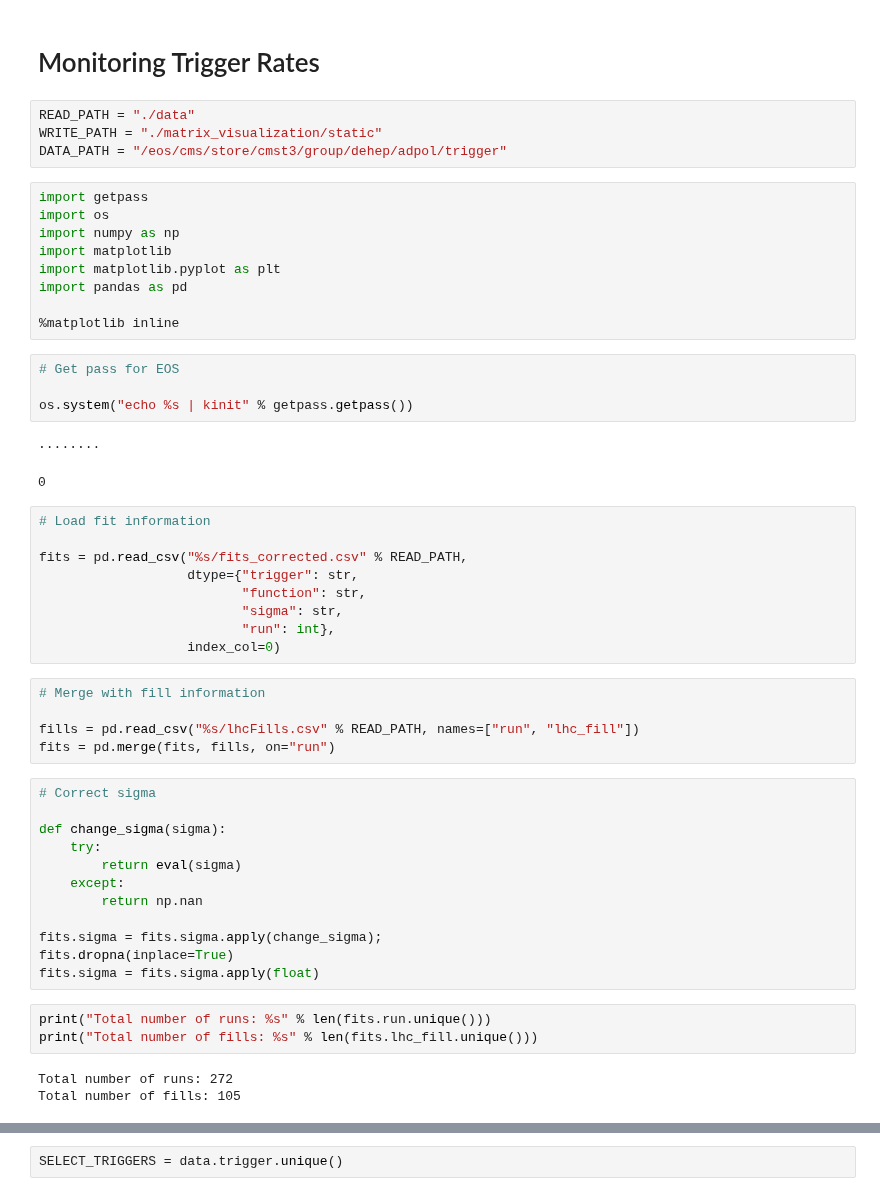
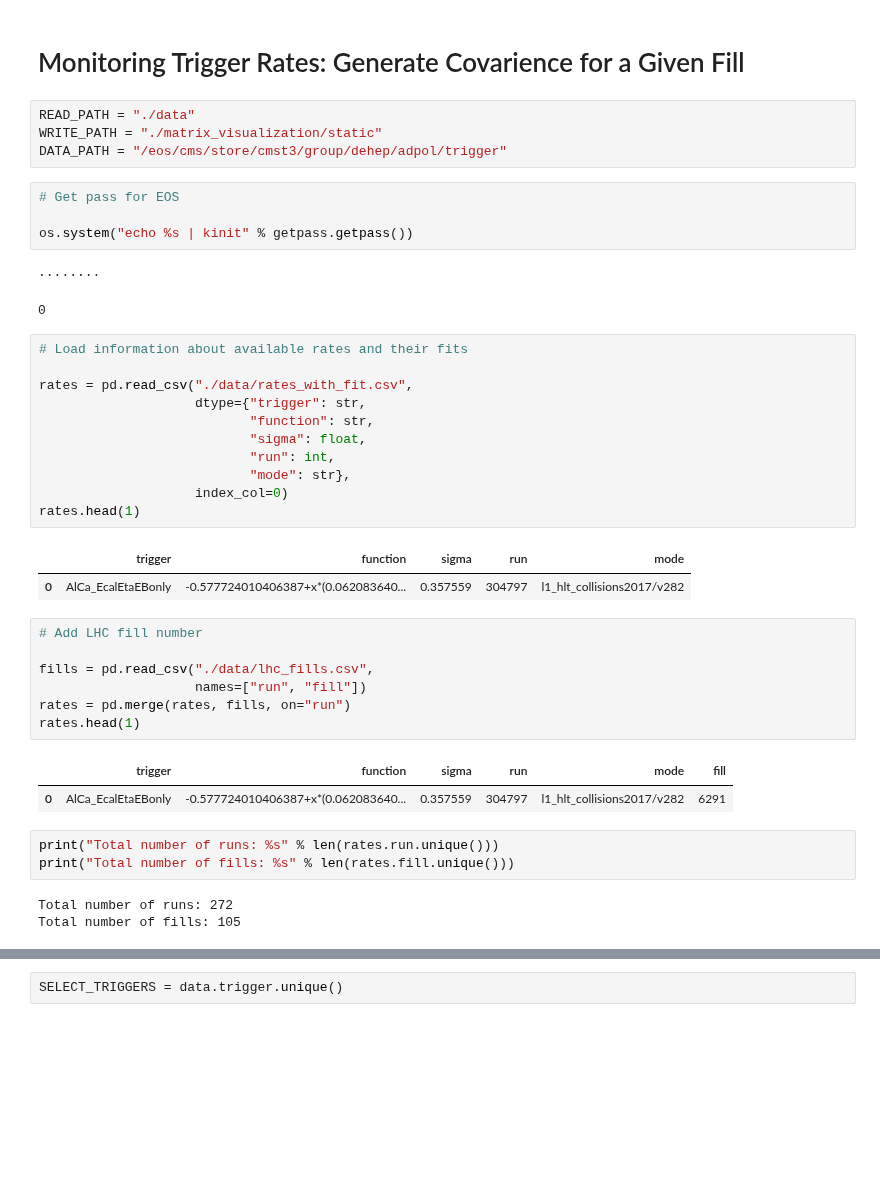
Before and after one commit to AdrianAlan/Trigger-Rates, a Jupyter notebook: covariance-generator.ipynb, the cells around one changed output, grey strips where cells are left out. Drawn from its saved outputs; the diff is of its cells as text; blank space fills up the shorter version.

```diff
--- a/covariance-generator.ipynb
+++ b/covariance-generator.ipynb
@@ -7,18 +14,9 @@ setGPU: Setting GPU to: 0
 # %% [markdown]
-# Monitoring Trigger Rates
+# Monitoring Trigger Rates: Generate Covarience for a Given Fill
 # %%
 READ_PATH = "./data"
 WRITE_PATH = "./matrix_visualization/static"
 DATA_PATH = "/eos/cms/store/cmst3/group/dehep/adpol/trigger"
-# %%
-import getpass
-import os
-import numpy as np
-import matplotlib
-import matplotlib.pyplot as plt
-import pandas as pd
-
-%matplotlib inline
 # %%
 # Get pass for EOS
 
@@ -27,34 +25,32 @@ os.system("echo %s | kinit" % getpass.getpass())
 ········
 0
 # %%
-# Load fit information
+# Load information about available rates and their fits
 
-fits = pd.read_csv("%s/fits_corrected.csv" % READ_PATH,
-                   dtype={"trigger": str,
-                          "function": str,
-                          "sigma": str,
-                          "run": int},
-                   index_col=0)
+rates = pd.read_csv("./data/rates_with_fit.csv",
+                    dtype={"trigger": str,
+                           "function": str,
+                           "sigma": float,
+                           "run": int,
+                           "mode": str},
+                    index_col=0)
+rates.head(1)
+# %% [output]
+|  | trigger | function | sigma | run | mode |
+| 0 | AlCa_EcalEtaEBonly | -0.577724010406387+x*(0.062083640... | 0.357559 | 304797 | l1_hlt_collisions2017/v282 |
 # %%
-# Merge with fill information
+# Add LHC fill number
 
-fills = pd.read_csv("%s/lhcFills.csv" % READ_PATH, names=["run", "lhc_fill"])
-fits = pd.merge(fits, fills, on="run")
+fills = pd.read_csv("./data/lhc_fills.csv",
+                    names=["run", "fill"])
+rates = pd.merge(rates, fills, on="run")
+rates.head(1)
+# %% [output]
+|  | trigger | function | sigma | run | mode | fill |
+| 0 | AlCa_EcalEtaEBonly | -0.577724010406387+x*(0.062083640... | 0.357559 | 304797 | l1_hlt_collisions2017/v282 | 6291 |
-# %%
-# Correct sigma
-
-def change_sigma(sigma):
-    try:
-        return eval(sigma)
-    except:
-        return np.nan
-
-fits.sigma = fits.sigma.apply(change_sigma);
-fits.dropna(inplace=True)
-fits.sigma = fits.sigma.apply(float)
 # %%
-print("Total number of runs: %s" % len(fits.run.unique()))
-print("Total number of fills: %s" % len(fits.lhc_fill.unique()))
+print("Total number of runs: %s" % len(rates.run.unique()))
+print("Total number of fills: %s" % len(rates.fill.unique()))
 # %% [output]
 Total number of runs: 272
 Total number of fills: 105
```
Also changed, not shown: parts of 10 cells of this notebook, 7 other files.
